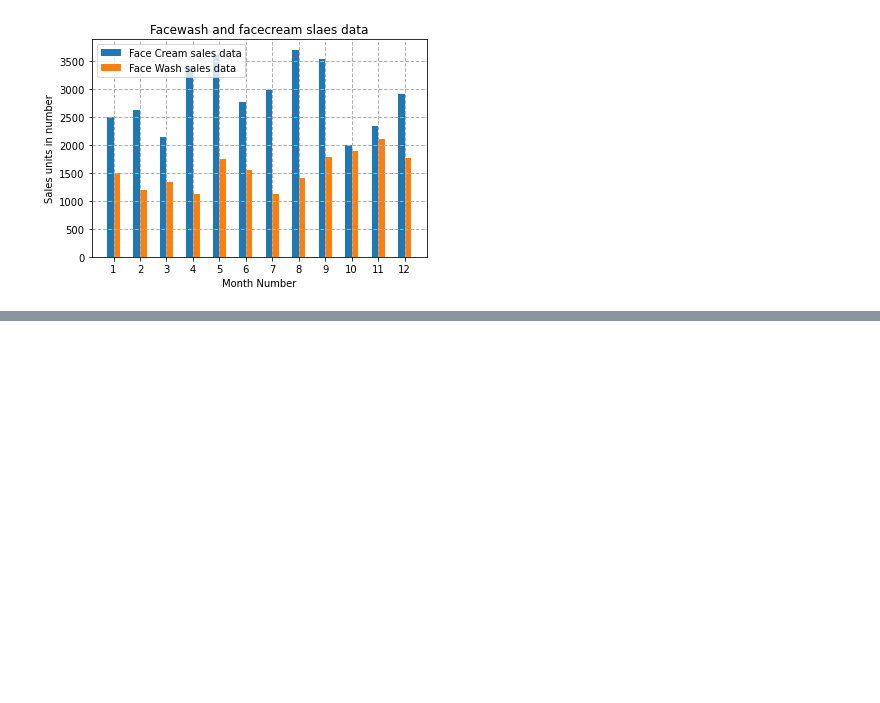
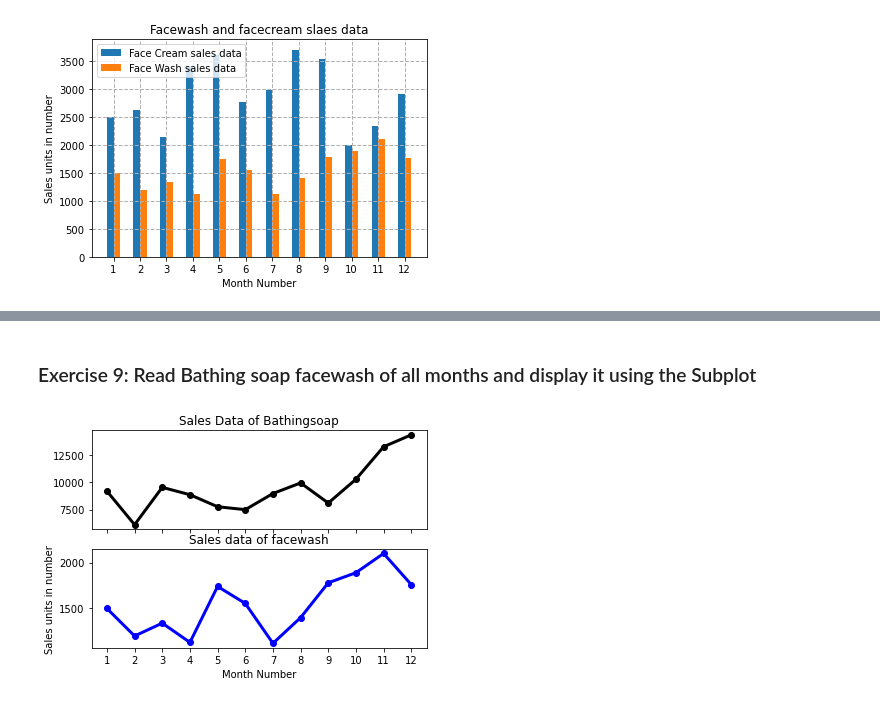
Before and after one commit to muhammad-rajib/matplotlib, a Jupyter notebook: visualize_company_sales_data.ipynb, the cells around one changed output, grey strips where cells are left out. Saved outputs shown, nothing was run; the diff lists cells and outputs as text; code cells hidden in the pictures; blank space fills up the shorter version.

```diff
--- a/visualize_company_sales_data.ipynb
+++ b/visualize_company_sales_data.ipynb
@@ -137,0 +192,21 @@ plt.show()
+# %% [markdown]
+### Exercise 9: Read Bathing soap facewash of all months and display it using the Subplot
+# %%
+month_list = sales_data['month_number']
+bathingsoap = sales_data['bathingsoap']
+facewash = sales_data['facewash']
+
+f, axarr = plt.subplots(2, sharex=True)
+axarr[0].plot(month_list, bathingsoap, label='Bathingsoap Sales Data', color='k',
+             marker='o', linewidth=3)
+axarr[0].set_title('Sales Data of Bathingsoap')
+axarr[1].plot(month_list, facewash, label='Face Wash Sales Data', color='b',
+             marker='o', linewidth=3)
+axarr[1].set_title('Sales data of facewash')
+
+plt.xticks(month_list)
+plt.xlabel('Month Number')
+plt.ylabel('Sales units in number')
+plt.show()
+# %% [output]
+[figure, added]
```
Also changed, not shown: parts of 8 cells of this notebook, 8 other files.
